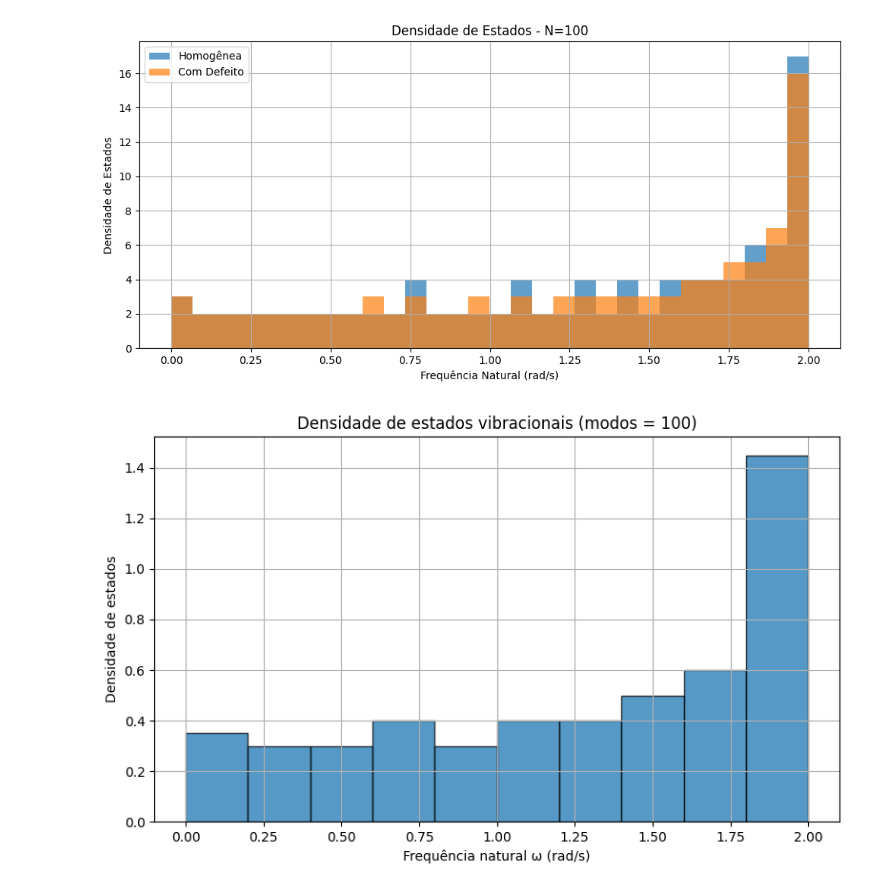
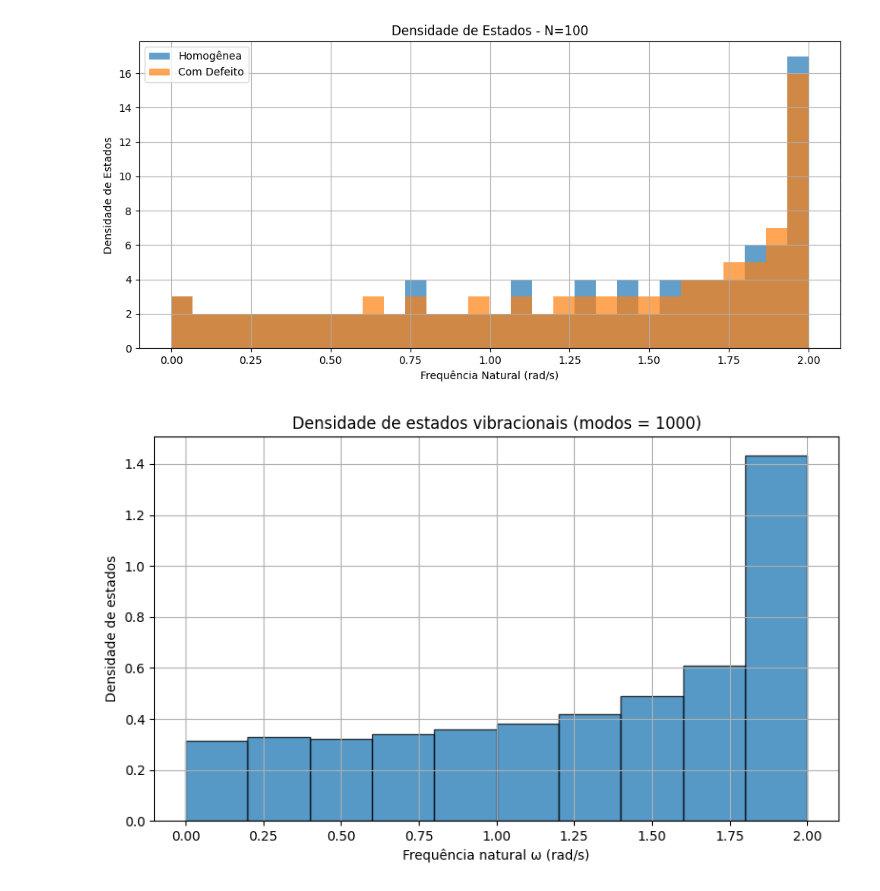
Before and after one commit to matheus-cmramos/AV5, a Jupyter notebook: av5.ipynb, the cells around one changed output. Cells and saved outputs as stored; diff of their text form; code cells hidden in the pictures.

```diff
--- a/av5.ipynb
+++ b/av5.ipynb
@@ -98,24 +98,24 @@ K2 = np.zeros((N2, N2))
 
 for i in range(N2): #tamanho da cadeia
     K2[i,i] = 2 * k #diagonal (massas com 2 vizinhos)
-    K2[i, (i - 1) % N1] = -k #vizinho anterior
-    K2[i, (i + 1) % N1] = -k #vizinho posterior
+    K2[i, (i - 1) % N2] = -k #vizinho anterior
+    K2[i, (i + 1) % N2] = -k #vizinho posterior
 
 #matriz de massa
 M2 = np.eye(N2) * m
 
-ww1000, v1000 = sp.linalg.eigh(K, M) #autovalores (omega^2) e autovetores (modos normais)
+ww1000, v1000 = sp.linalg.eigh(K2, M2) #autovalores (omega^2) e autovetores (modos normais)
 w1000 = np.sqrt(np.abs(ww1000)) #frequencias naturais
 # %%
 #histograma para N = 1000
 
 plt.figure(figsize=(8, 5))
 plt.hist(w1000, bins=10, density=True, edgecolor='black', alpha=0.75)
 plt.xlabel('Frequência natural ω (rad/s)')
 plt.ylabel('Densidade de estados')
-plt.title('Densidade de estados vibracionais (modos = {})'.format(N1))
+plt.title('Densidade de estados vibracionais (modos = {})'.format(N2))
 plt.grid(True)
 plt.tight_layout()
 plt.show()
 # %% [output]
-[figure, old version]
+[figure, new version]
```
Also changed, not shown: parts of 6 cells of this notebook.
